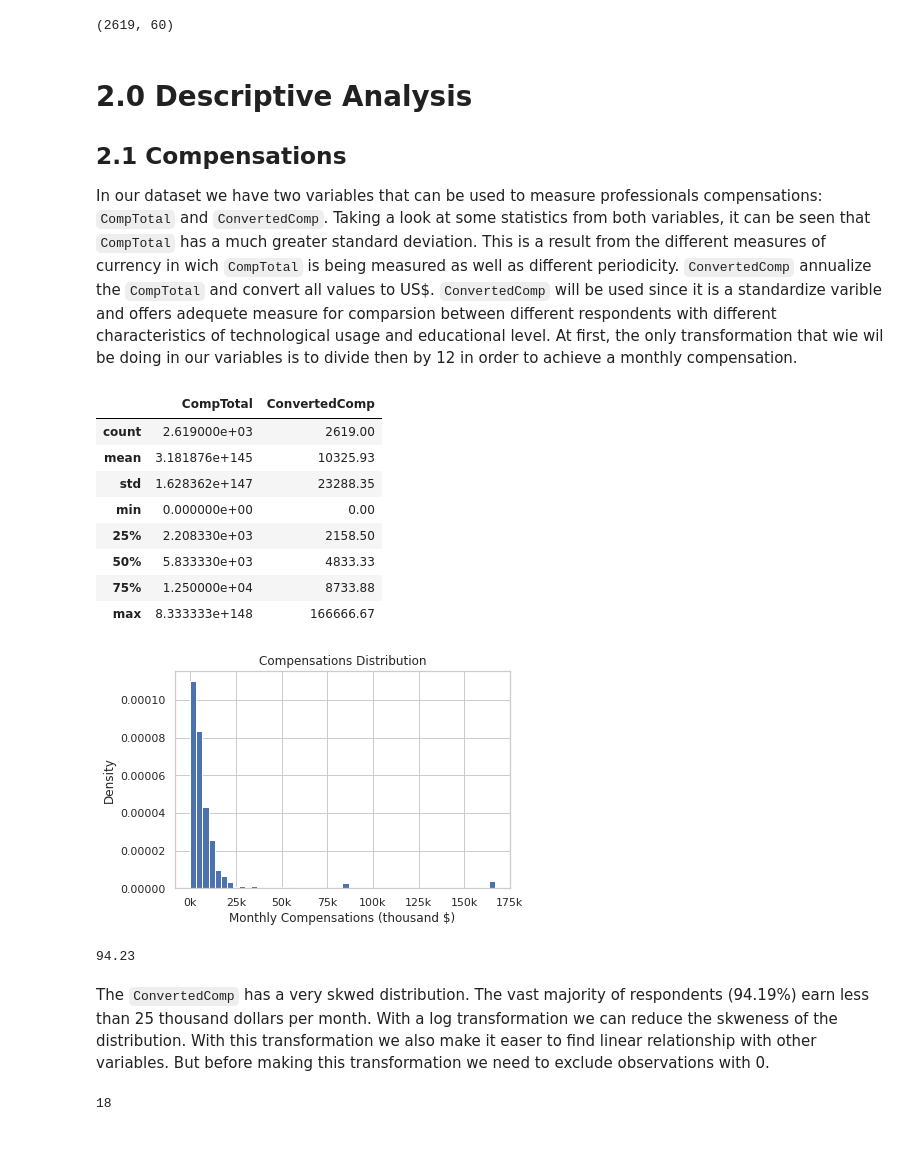
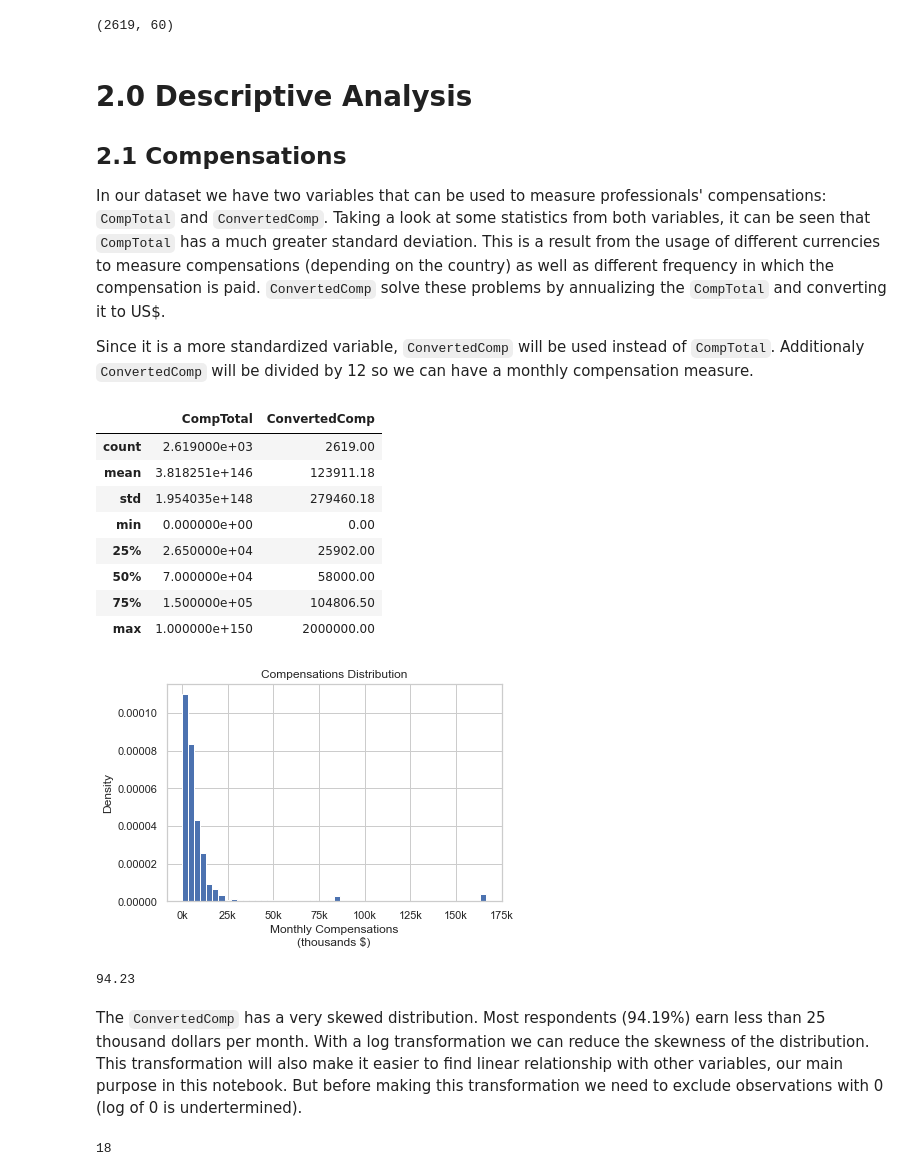
Before and after one commit to leofmr/stack_ds, a Jupyter notebook: 04 - SalaryPrediction.ipynb, the cells around one changed output. Cells and saved outputs as stored; diff of their text form; code cells hidden in the pictures; blank space fills up the shorter version.

```diff
--- a/SalaryPrediction.ipynb
+++ b/04 - SalaryPrediction.ipynb
@@ -45,16 +46,18 @@ ds_df.shape
 
 ## 2.1 Compensations
 
-In our dataset we have two variables that can be used to measure professionals compensations: `CompTotal` and `ConvertedComp`. Taking a look at some statistics from both variables, it can be seen that `CompTotal` has a much greater standard deviation. This is a result from the different measures of currency in wich `CompTotal` is being measured as well as different periodicity. `ConvertedComp` annualize the `CompTotal` and convert all values to US$. `ConvertedComp` will be used since it is a standardize varible and offers adequete measure for comparsion between different respondents with different characteristics of technological usage and educational level. At first, the only transformation that wie wil be doing in our variables is to divide then by 12 in order to achieve a monthly compensation.
+In our dataset we have two variables that can be used to measure professionals' compensations: `CompTotal` and `ConvertedComp`. Taking a look at some statistics from both variables, it can be seen that `CompTotal` has a much greater standard deviation. This is a result from the usage of different currencies to measure compensations (depending on the country) as well as different frequency in which the compensation is paid. `ConvertedComp` solve these problems by annualizing the `CompTotal` and converting it to US$.
+
+Since it is a more standardized variable, `ConvertedComp` will be used instead of `CompTotal`. Additionaly `ConvertedComp` will be divided by 12 so we can have a monthly compensation measure.
 # %%
-ds_df[['CompTotal', 'ConvertedComp']].div(12).describe().round(2)
+ds_df[['CompTotal', 'ConvertedComp']].describe().round(2)
 # %% [output]
 |  | CompTotal | ConvertedComp |
 | count | 2.619000e+03 | 2619.00 |
-| mean | 3.181876e+145 | 10325.93 |
-| std | 1.628362e+147 | 23288.35 |
+| mean | 3.818251e+146 | 123911.18 |
+| std | 1.954035e+148 | 279460.18 |
 | min | 0.000000e+00 | 0.00 |
-| 25% | 2.208330e+03 | 2158.50 |
-| 50% | 5.833330e+03 | 4833.33 |
-| 75% | 1.250000e+04 | 8733.88 |
-| max | 8.333333e+148 | 166666.67 |
+| 25% | 2.650000e+04 | 25902.00 |
+| 50% | 7.000000e+04 | 58000.00 |
+| 75% | 1.500000e+05 | 104806.50 |
+| max | 1.000000e+150 | 2000000.00 |
@@ -61,19 +67,19 @@ ds_df[['CompTotal', 'ConvertedComp']].div(12).describe().round(2)
 # %%
-y = ds_df['ConvertedComp'].div(12)
+# plotting the monthly ConvertedComp distribution
 ax = y.hist(bins=50, density=True)
 ax.xaxis.set_major_formatter(lambda x, p: f'{x/1000:.0f}k')
-plt.xlabel('Monthly Compensations (thousand $)')
+plt.xlabel('Monthly Compensations\n(thousands $)')
 plt.ylabel('Density')
 plt.title('Compensations Distribution')
 plt.show()
 # %% [output]
-[figure, old version]
+[figure, new version]
 # %%
 round((y < 25000).mean() * 100, 2)
 # %% [output]
 94.23
 # %% [markdown]
-The `ConvertedComp` has a very skwed distribution. The vast majority of respondents (94.19%) earn less than 25 thousand dollars per month. With a log transformation we can reduce the skweness of the distribution. With this transformation we also make it easer to find linear relationship with other variables. But before making this transformation we need to exclude observations with 0.
+The `ConvertedComp` has a very skewed distribution. Most respondents (94.19%) earn less than 25 thousand dollars per month. With a log transformation we can reduce the skewness of the distribution. This transformation will also make it easier to find linear relationship with other variables, our main purpose in this notebook. But before making this transformation we need to exclude observations with 0 (log of 0 is undertermined).
 # %%
 (y == 0).sum()
 # %% [output]
```
Also changed, not shown: parts of 27 cells of this notebook, 5 other files.
